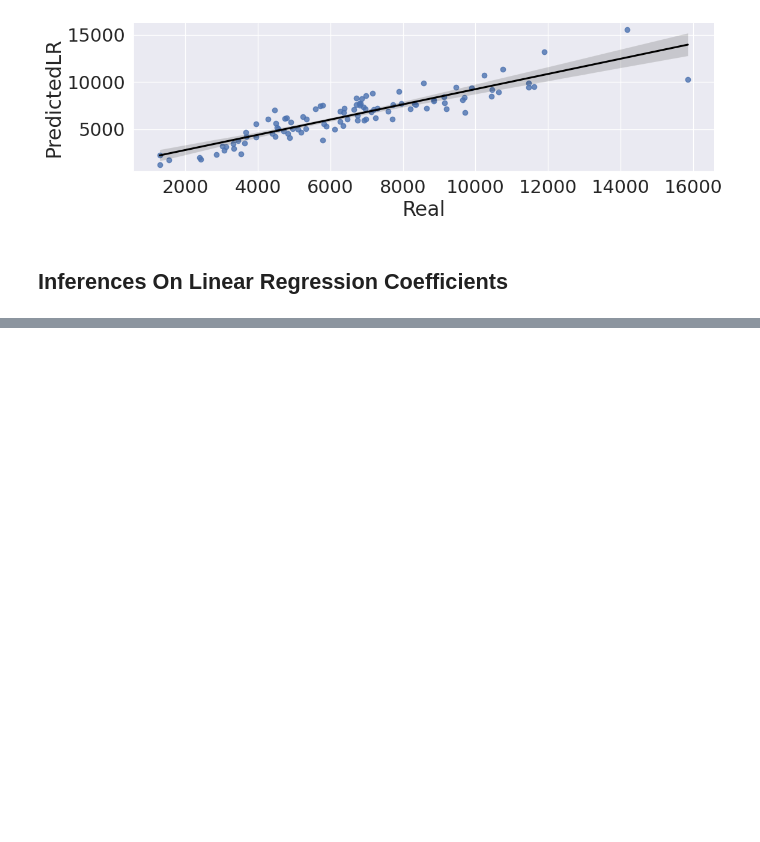
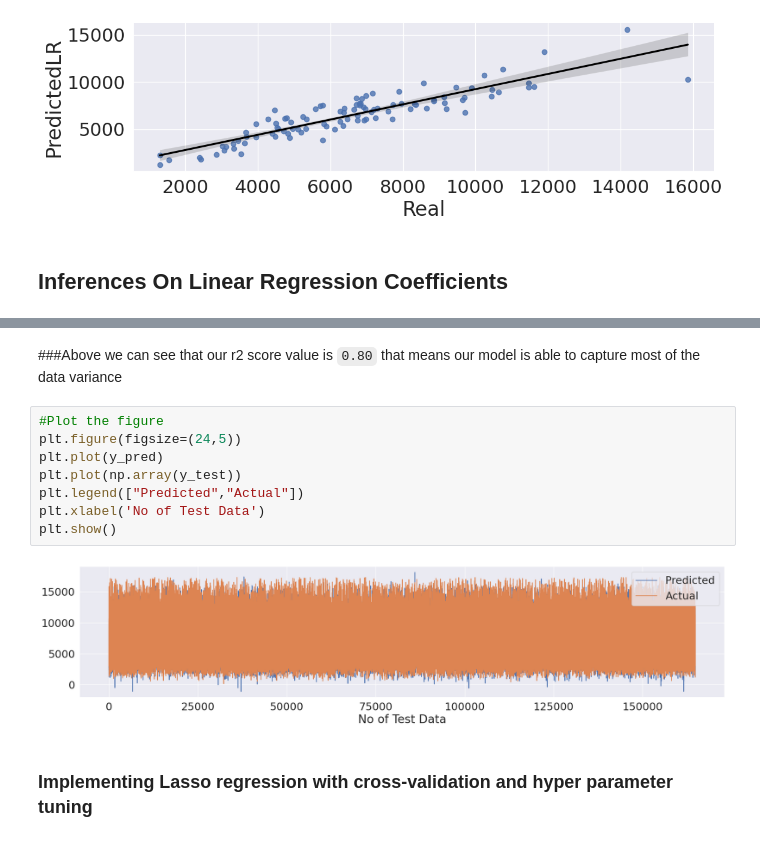
Before and after one commit to Tahan402/Retail-Sales-Prediction-Capstone, a Jupyter notebook: Retail_Sales_Prediction.ipynb, the cells around one changed output, grey strips where cells are left out. Saved outputs shown, nothing was run; the diff lists cells and outputs as text; blank space fills up the shorter version.

```diff
--- a/Retail_Sales_Prediction.ipynb
+++ b/Retail_Sales_Prediction.ipynb
@@ -784,3 +782,17 @@ Notes:
 [1] Standard Errors assume that the covariance matrix of the errors is correctly specified.
 [2] The smallest eigenvalue is 7.3e-27. This might indicate that there are
 strong multicollinearity problems or that the design matrix is singular.
+# %% [markdown]
+###Above we can see that our r2 score value is `0.80` that means our model is able to capture most of the data variance
+# %%
+#Plot the figure
+plt.figure(figsize=(24,5))
+plt.plot(y_pred)
+plt.plot(np.array(y_test))
+plt.legend(["Predicted","Actual"])
+plt.xlabel('No of Test Data')
+plt.show()
+# %% [output]
+[figure, added]
+# %% [markdown]
+### Implementing Lasso regression with cross-validation and hyper parameter tuning
```
Also changed, not shown: parts of 5 cells of this notebook.
